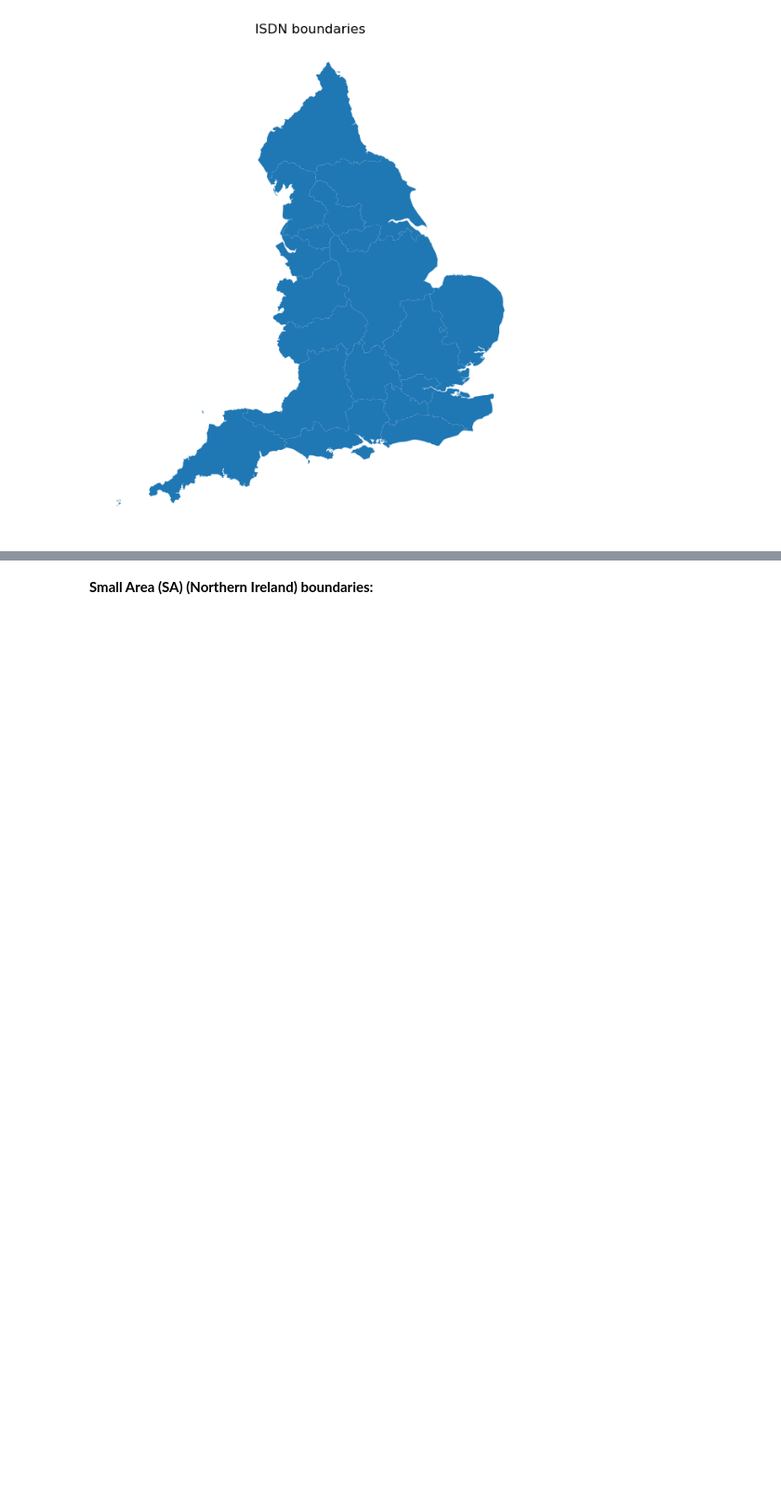
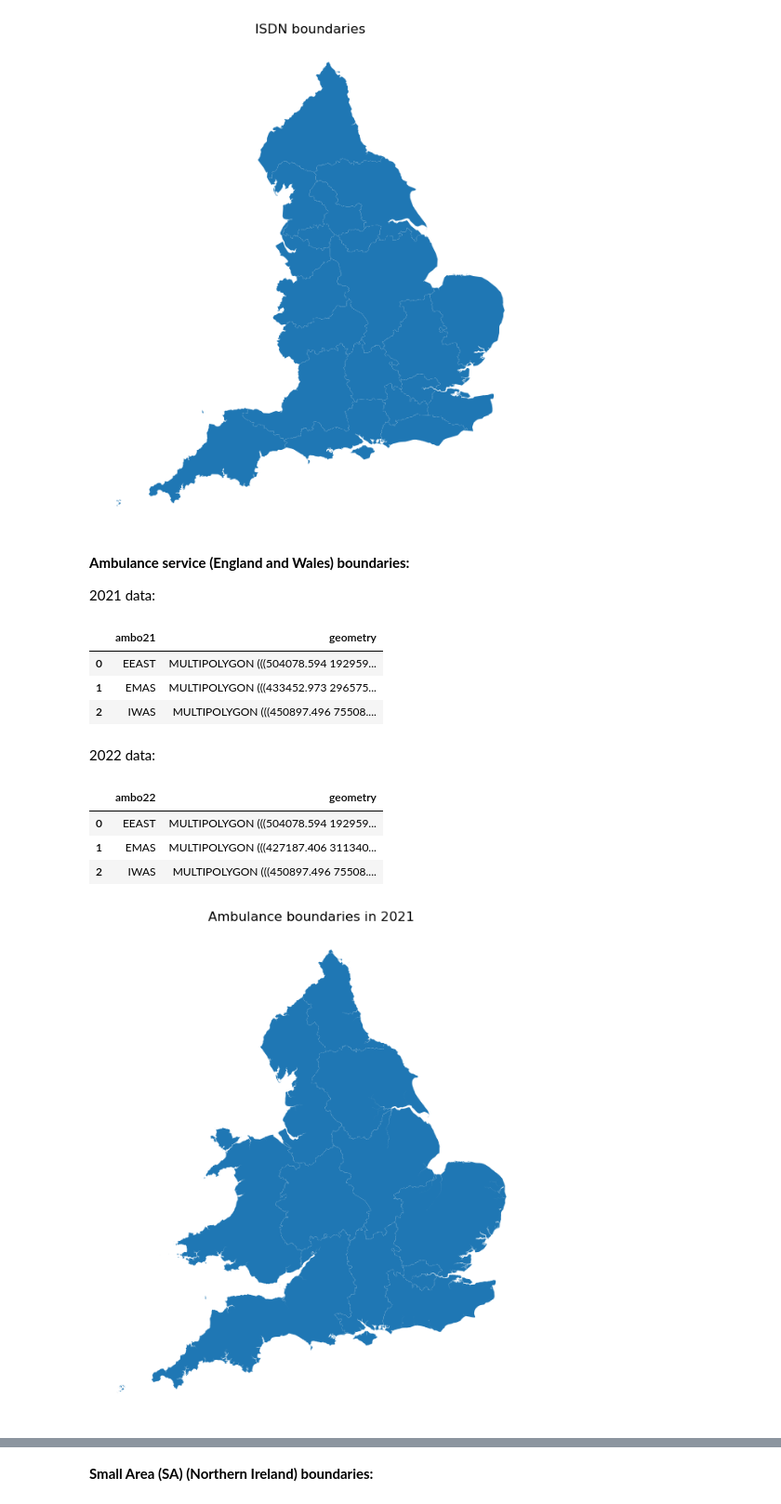
Before and after one commit to stroke-modelling/stroke-maps, a Jupyter notebook: _sources/02_import_data.ipynb, the cells around one changed output, grey strips where cells are left out. Shown at 93% size. Saved outputs shown, nothing was run; the diff lists cells and outputs as text; code cells hidden in the pictures; blank space fills up the shorter version.

```diff
--- a/_sources/02_import_data.ipynb
+++ b/_sources/02_import_data.ipynb
@@ -340,3 +380,31 @@ gdf_isdn.head(3).T
 plot_boundaries(gdf_isdn, 'ISDN boundaries')
 # %% [output]
 [figure]
+# %% [markdown]
+__Ambulance service (England and Wales) boundaries:__
+
+2021 data:
+# %%
+gdf_ambo21 = stroke_maps.load_data.ambulance21_geography()
+
+gdf_ambo21.head(3)
+# %% [output]
+|  | ambo21 | geometry |
+| 0 | EEAST | MULTIPOLYGON (((504078.594 192959... |
+| 1 | EMAS | MULTIPOLYGON (((433452.973 296575... |
+| 2 | IWAS | MULTIPOLYGON (((450897.496 75508.... |
+# %% [markdown]
+2022 data:
+# %%
+gdf_ambo22 = stroke_maps.load_data.ambulance22_geography()
+
+gdf_ambo22.head(3)
+# %% [output]
+|  | ambo22 | geometry |
+| 0 | EEAST | MULTIPOLYGON (((504078.594 192959... |
+| 1 | EMAS | MULTIPOLYGON (((427187.406 311340... |
+| 2 | IWAS | MULTIPOLYGON (((450897.496 75508.... |
+# %%
+plot_boundaries(gdf_ambo21, 'Ambulance boundaries in 2021')
+# %% [output]
+[figure, added]
```
Also changed, not shown: parts of 9 cells of this notebook, 5 other files.
